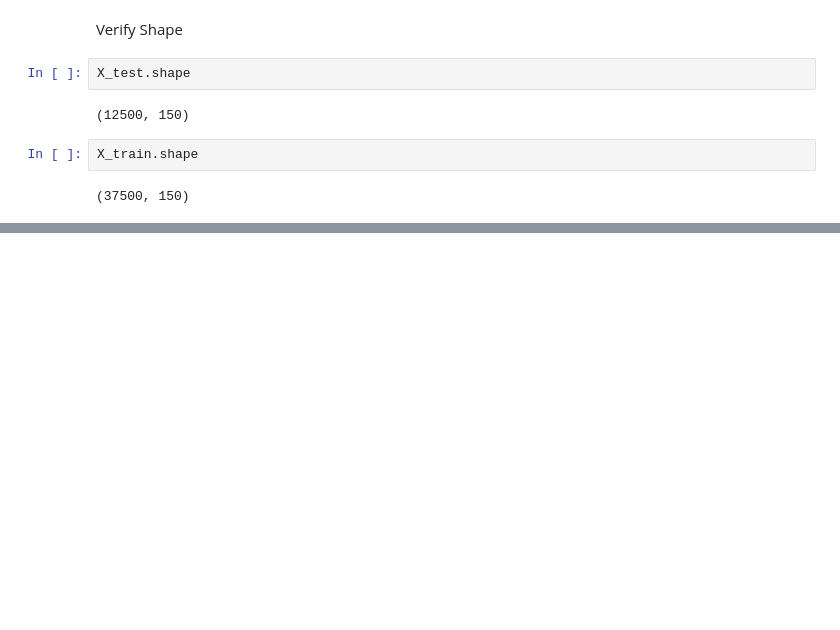
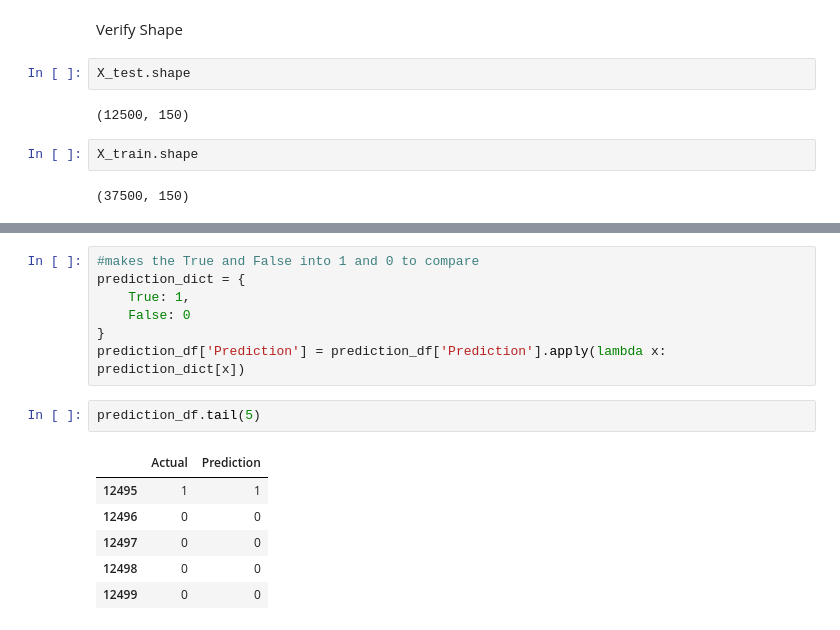
Before and after one commit to tylergehbauer/movie-survey-sentiment-analysis, a Jupyter notebook: movie_sentiment.ipynb, the cells around one changed output, grey strips where cells are left out. Cells and saved outputs as stored; diff of their text form; blank space fills up the shorter version.

```diff
--- a/movie_sentiment.ipynb
+++ b/movie_sentiment.ipynb
@@ -297,0 +350,16 @@ Detected at node 'binary_crossentropy/Cast' defined at (most recent call last):
+# %%
+#makes the True and False into 1 and 0 to compare
+prediction_dict = {
+    True: 1,
+    False: 0
+}
+prediction_df['Prediction'] = prediction_df['Prediction'].apply(lambda x: prediction_dict[x])
+# %%
+prediction_df.tail(5)
+# %% [output]
+|  | Actual | Prediction |
+| 12495 | 1 | 1 |
+| 12496 | 0 | 0 |
+| 12497 | 0 | 0 |
+| 12498 | 0 | 0 |
+| 12499 | 0 | 0 |
```
Also changed, not shown: parts of 22 cells of this notebook.
